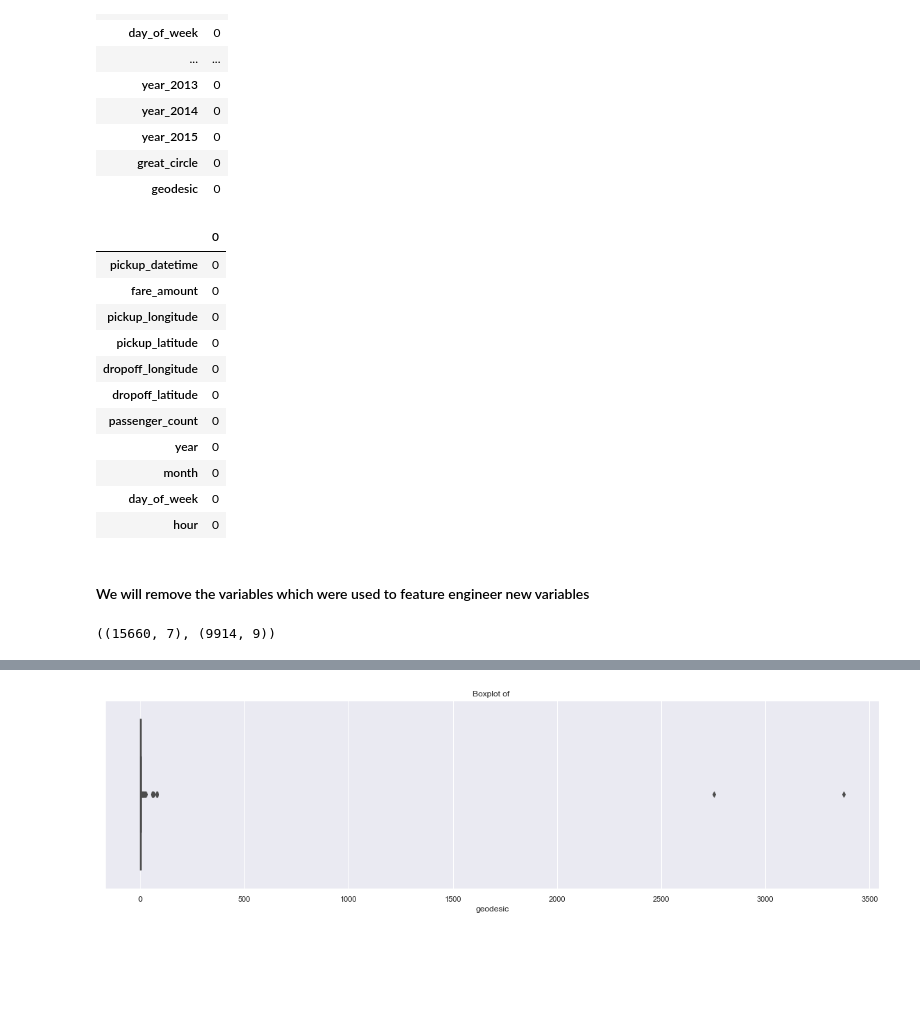
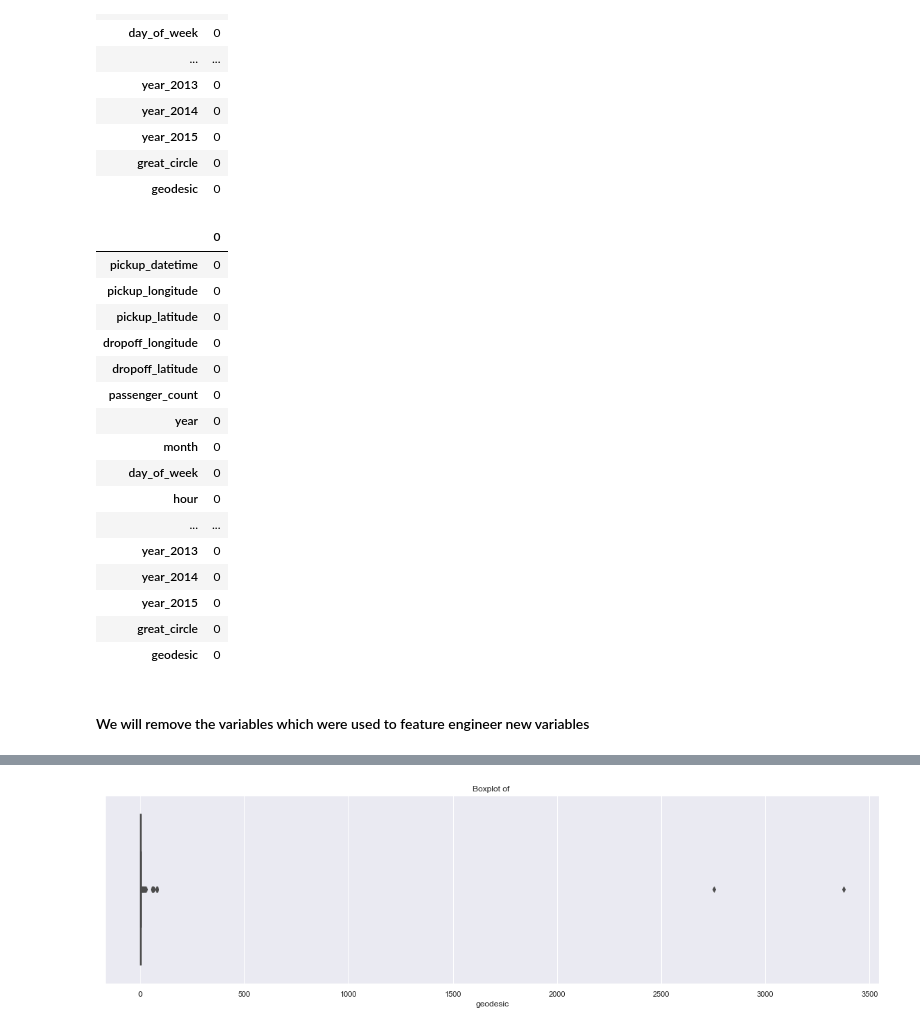
Before and after one commit to Akshaypatil7/Cab-Fare-Prediction, a Jupyter notebook: Cab Fare Prediction Using Python.ipynb, the cells around one changed output, grey strips where cells are left out. Saved outputs shown, nothing was run; the diff lists cells and outputs as text; code cells hidden in the pictures; blank space fills up the shorter version.

```diff
--- a/Cab Fare Prediction Using Python.ipynb
+++ b/Cab Fare Prediction Using Python.ipynb
@@ -794,5 +789,6 @@ train_nodummies=train.copy()
 # %%
 def f(x):
+    ''' for sessions in a day using hour column '''
     if (x >=5) and (x <= 11):
         return 'morning'
     elif (x >=12) and (x <=16 ):
@@ -800,11 +796,12 @@ def f(x):
     elif (x >= 17) and (x <= 20):
         return'evening'
     elif (x >=21) and (x <= 23) :
-        return 'night (PM)'
+        return 'night_PM'
     elif (x >=0) and (x <=4):
-        return'night (AM)'
+        return'night_AM'
 # %%
 def g(x):
+    ''' for seasons in a year using month column'''
     if (x >=3) and (x <= 5):
         return 'spring'
     elif (x >=6) and (x <=8 ):
@@ -815,6 +812,7 @@ def g(x):
         return 'winter'
 # %%
 def h(x):
+    ''' for week:weekday/weekend in a day_of_week column '''
     if (x >=0) and (x <= 4):
         return 'weekday'
     elif (x >=5) and (x <=6 ):
@@ -895,3 +909,6 @@ test.head()
+# %%
+train=train.drop(['passenger_count_1','season_fall','week_weekday','session_afternoon','year_2009'],axis=1)
+test=test.drop(['passenger_count_1','season_fall','week_weekday','session_afternoon','year_2009'],axis=1)
 # %% [markdown]
 #### 3.Feature Engineering for latitude and longitude variable
 -  As we have latitude and longitude data for pickup and dropoff, we will find the distance the cab travelled from pickup and dropoff location.
@@ -980,11 +995,10 @@ pd.DataFrame(train.isna().sum())
 | great_circle | 0 |
 | geodesic | 0 |
 # %%
-pd.DataFrame(train_nodummies.isna().sum())
+pd.DataFrame(test.isna().sum())
 # %% [output]
 |  | 0 |
 | pickup_datetime | 0 |
-| fare_amount | 0 |
 | pickup_longitude | 0 |
 | pickup_latitude | 0 |
 | dropoff_longitude | 0 |
@@ -994,6 +1008,12 @@ pd.DataFrame(train_nodummies.isna().sum())
 | month | 0 |
 | day_of_week | 0 |
 | hour | 0 |
+| ... | ... |
+| year_2013 | 0 |
+| year_2014 | 0 |
+| year_2015 | 0 |
+| great_circle | 0 |
+| geodesic | 0 |
 # %% [markdown]
 #### We will remove the variables which were used to feature engineer new variables
 # %%
@@ -1010,7 +1030,3 @@ test_nodummies=test.drop(['pickup_datetime','pickup_longitude', 'pickup_latitude
-# %%
-train_nodummies.shape,test_nodummies.shape
-# %% [output]
-((15660, 7), (9914, 9))
 # %%
 train=train.drop(['pickup_datetime','pickup_longitude', 'pickup_latitude',
        'dropoff_longitude', 'dropoff_latitude', 'passenger_count', 'year',
```
Also changed, not shown: parts of 85 cells of this notebook, 1 other file.
